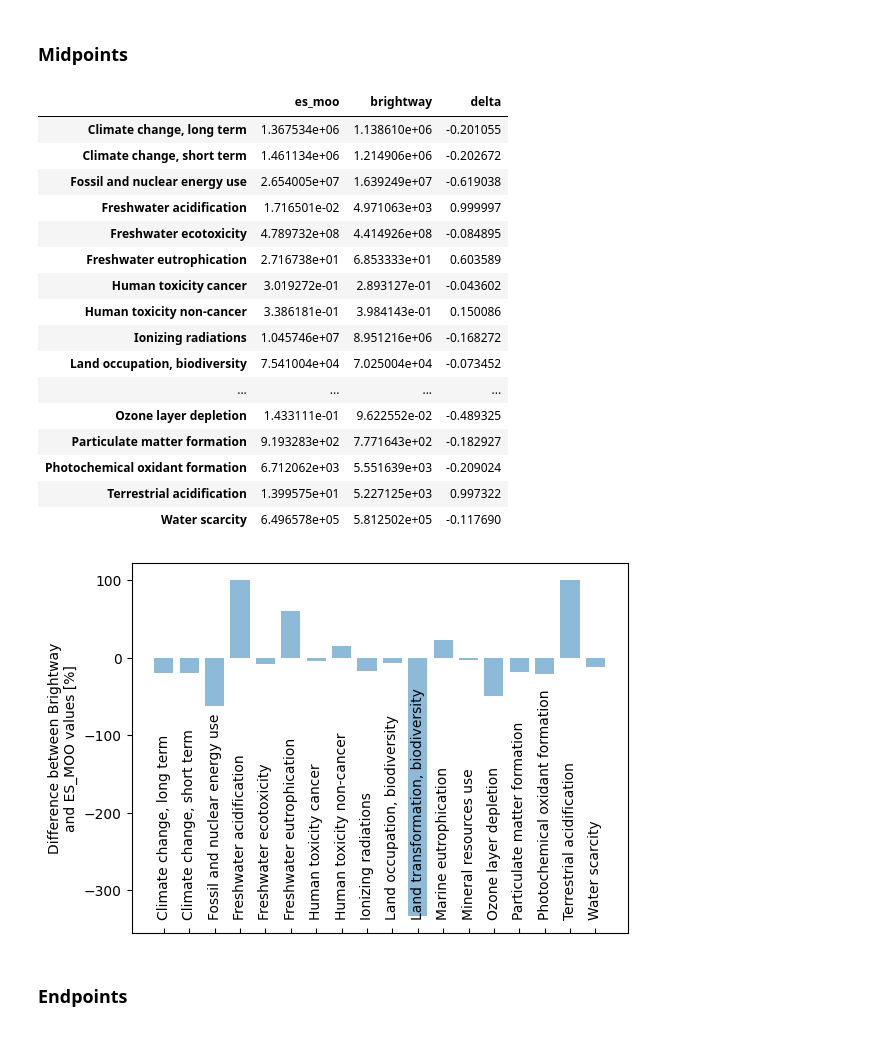
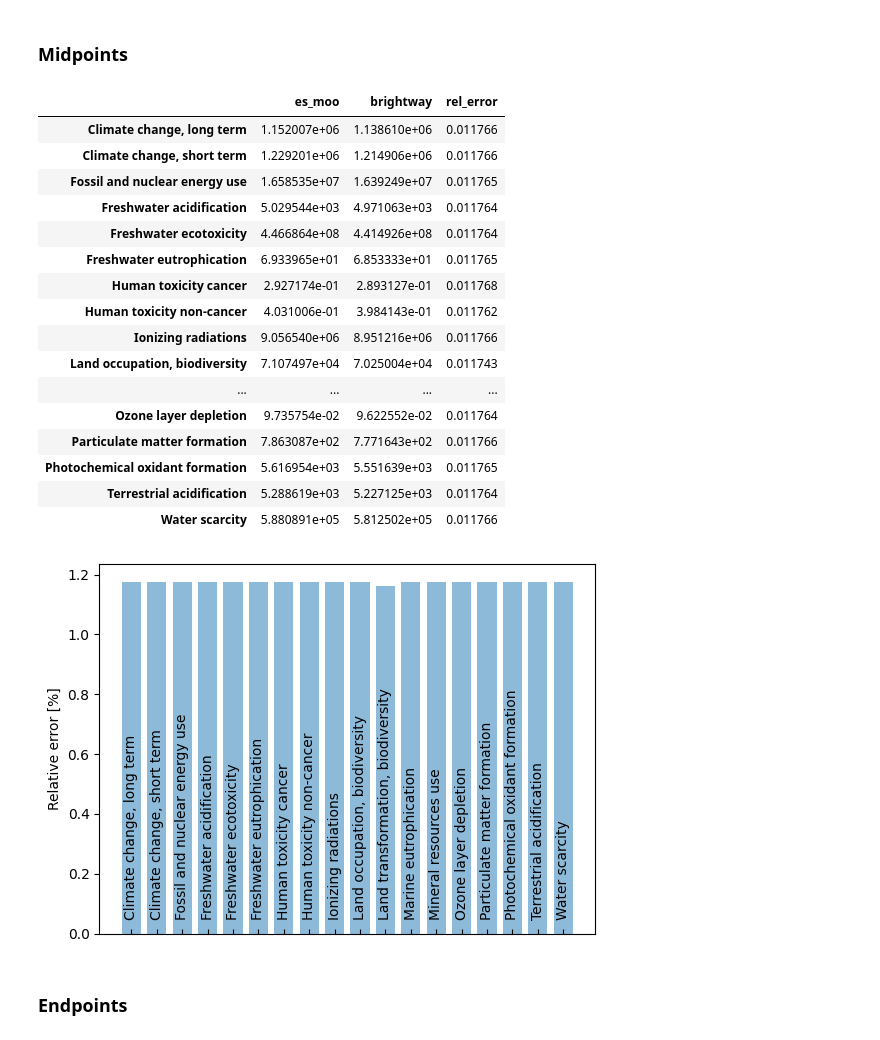
Before and after one commit to matthieu-str/ES_MOO_validation, a Jupyter notebook: test_ES_sep_use_constr.ipynb, the cells around one changed output. Cells and saved outputs as stored; diff of their text form; code cells hidden in the pictures.

```diff
--- a/test_ES_sep_use_constr.ipynb
+++ b/test_ES_sep_use_constr.ipynb
@@ -77,31 +143,31 @@ Water availability, terrestrial ecosystem: 5.7259e+01 PDF.m2.yr
 # %% [markdown]
 ### Midpoints
 # %%
-comparison_wind_midpoints = comparison(tech="WIND", conversion_factor=0.000001, capacity_factor=0.002, use_value=1e6, indicator="midpoint", df_bw_mid=wind_midpoints_bw, df_bw_end=wind_endpoints_bw, R_constr=R_long_tot_constr, R_use=R_long_tot_use)
+comparison_wind_midpoints = comparison(tech="WIND", conversion_factor=0.000001, capacity_factor=0.002, use_value=1000000, indicator="midpoint", df_bw_mid=wind_midpoints_bw, df_bw_end=wind_endpoints_bw, R_constr=R_long_tot_constr, R_use=R_long_tot_use, no_use_phase=False)
 # %%
 display(comparison_wind_midpoints)
 # %% [output]
-|  | es_moo | brightway | delta |
-| Climate change, long term | 1.367534e+06 | 1.138610e+06 | -0.201055 |
-| Climate change, short term | 1.461134e+06 | 1.214906e+06 | -0.202672 |
-| Fossil and nuclear energy use | 2.654005e+07 | 1.639249e+07 | -0.619038 |
-| Freshwater acidification | 1.716501e-02 | 4.971063e+03 | 0.999997 |
-| Freshwater ecotoxicity | 4.789732e+08 | 4.414926e+08 | -0.084895 |
-| Freshwater eutrophication | 2.716738e+01 | 6.853333e+01 | 0.603589 |
-| Human toxicity cancer | 3.019272e-01 | 2.893127e-01 | -0.043602 |
-| Human toxicity non-cancer | 3.386181e-01 | 3.984143e-01 | 0.150086 |
-| Ionizing radiations | 1.045746e+07 | 8.951216e+06 | -0.168272 |
-| Land occupation, biodiversity | 7.541004e+04 | 7.025004e+04 | -0.073452 |
+|  | es_moo | brightway | rel_error |
+| Climate change, long term | 1.152007e+06 | 1.138610e+06 | 0.011766 |
+| Climate change, short term | 1.229201e+06 | 1.214906e+06 | 0.011766 |
+| Fossil and nuclear energy use | 1.658535e+07 | 1.639249e+07 | 0.011765 |
+| Freshwater acidification | 5.029544e+03 | 4.971063e+03 | 0.011764 |
+| Freshwater ecotoxicity | 4.466864e+08 | 4.414926e+08 | 0.011764 |
+| Freshwater eutrophication | 6.933965e+01 | 6.853333e+01 | 0.011765 |
+| Human toxicity cancer | 2.927174e-01 | 2.893127e-01 | 0.011768 |
+| Human toxicity non-cancer | 4.031006e-01 | 3.984143e-01 | 0.011762 |
+| Ionizing radiations | 9.056540e+06 | 8.951216e+06 | 0.011766 |
+| Land occupation, biodiversity | 7.107497e+04 | 7.025004e+04 | 0.011743 |
 | ... | ... | ... | ... |
-| Ozone layer depletion | 1.433111e-01 | 9.622552e-02 | -0.489325 |
-| Particulate matter formation | 9.193283e+02 | 7.771643e+02 | -0.182927 |
-| Photochemical oxidant formation | 6.712062e+03 | 5.551639e+03 | -0.209024 |
-| Terrestrial acidification | 1.399575e+01 | 5.227125e+03 | 0.997322 |
-| Water scarcity | 6.496578e+05 | 5.812502e+05 | -0.117690 |
+| Ozone layer depletion | 9.735754e-02 | 9.622552e-02 | 0.011764 |
+| Particulate matter formation | 7.863087e+02 | 7.771643e+02 | 0.011766 |
+| Photochemical oxidant formation | 5.616954e+03 | 5.551639e+03 | 0.011765 |
+| Terrestrial acidification | 5.288619e+03 | 5.227125e+03 | 0.011764 |
+| Water scarcity | 5.880891e+05 | 5.812502e+05 | 0.011766 |
 # %%
-plot_comparison(comparison_wind_midpoints)
+plot_comparison(comparison_wind_midpoints, save=False)
 # %% [output]
-[figure, old version]
+[figure, new version]
 # %% [markdown]
 ### Endpoints
 # %%
```
Also changed, not shown: parts of 17 cells of this notebook, 1 other file.
